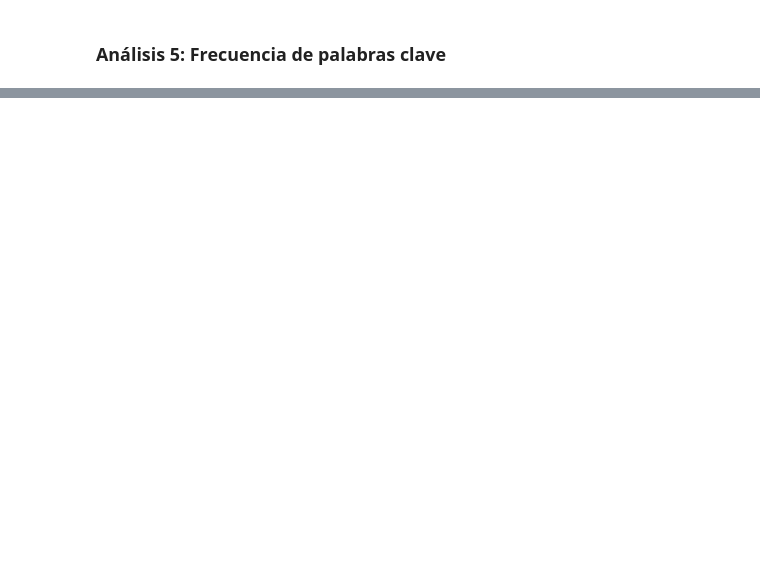
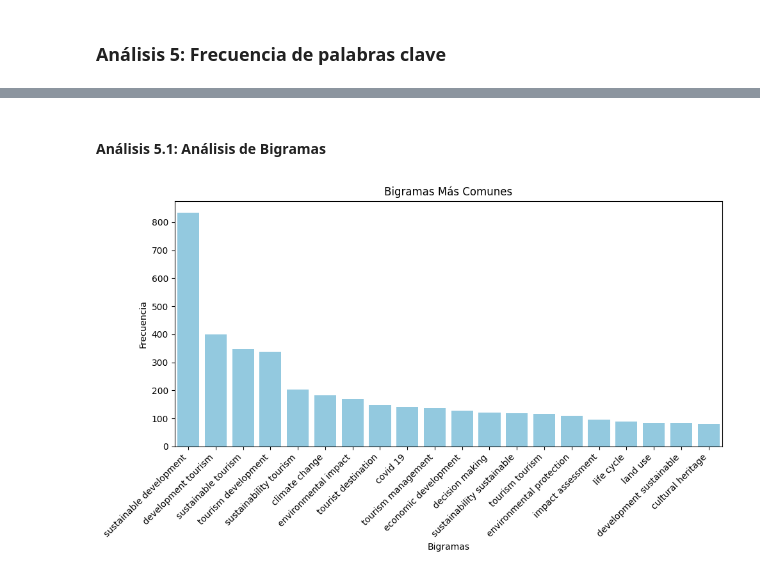
Before and after one commit to Dreamer97JB/M_ML_DL_CUDA_RNN_, a Jupyter notebook: Script/tourism_clasificator.ipynb, the cells around one changed output, grey strips where cells are left out. Cells and saved outputs as stored; diff of their text form; code cells hidden in the pictures; blank space fills up the shorter version.

```diff
--- a/Script/tourism_clasificator.ipynb
+++ b/Script/tourism_clasificator.ipynb
@@ -218,0 +288,31 @@ plt.show()
+# %% [markdown]
+#### Análisis 5.1: Análisis de Bigramas
+# %%
+from sklearn.feature_extraction.text import CountVectorizer
+
+
+text_data = df_reduced['Keywords'].dropna().values
+
+# Configurar CountVectorizer para bigramas
+vectorizer = CountVectorizer(ngram_range=(2, 2))
+bigram_matrix = vectorizer.fit_transform(text_data)
+
+# Obtener el conteo de bigramas
+bigram_counts = bigram_matrix.sum(axis=0).A1
+bigram_words = vectorizer.get_feature_names_out()
+
+# Crear un DataFrame de bigramas y su frecuencia
+bigram_df = pd.DataFrame({'Bigrama': bigram_words, 'Frecuencia': bigram_counts})
+bigram_df = bigram_df.sort_values(by='Frecuencia', ascending=False).head(20)
+
+# Visualizar los bigramas más comunes
+plt.figure(figsize=(10, 6))
+sns.barplot(data=bigram_df, x='Bigrama', y='Frecuencia', color='skyblue')
+plt.xticks(rotation=45, ha="right")
+plt.xlabel("Bigramas")
+plt.ylabel("Frecuencia")
+plt.title("Bigramas Más Comunes")
+plt.tight_layout()
+plt.show()
+# %% [output]
+[figure, added]
```
Also changed, not shown: parts of 14 cells of this notebook.
